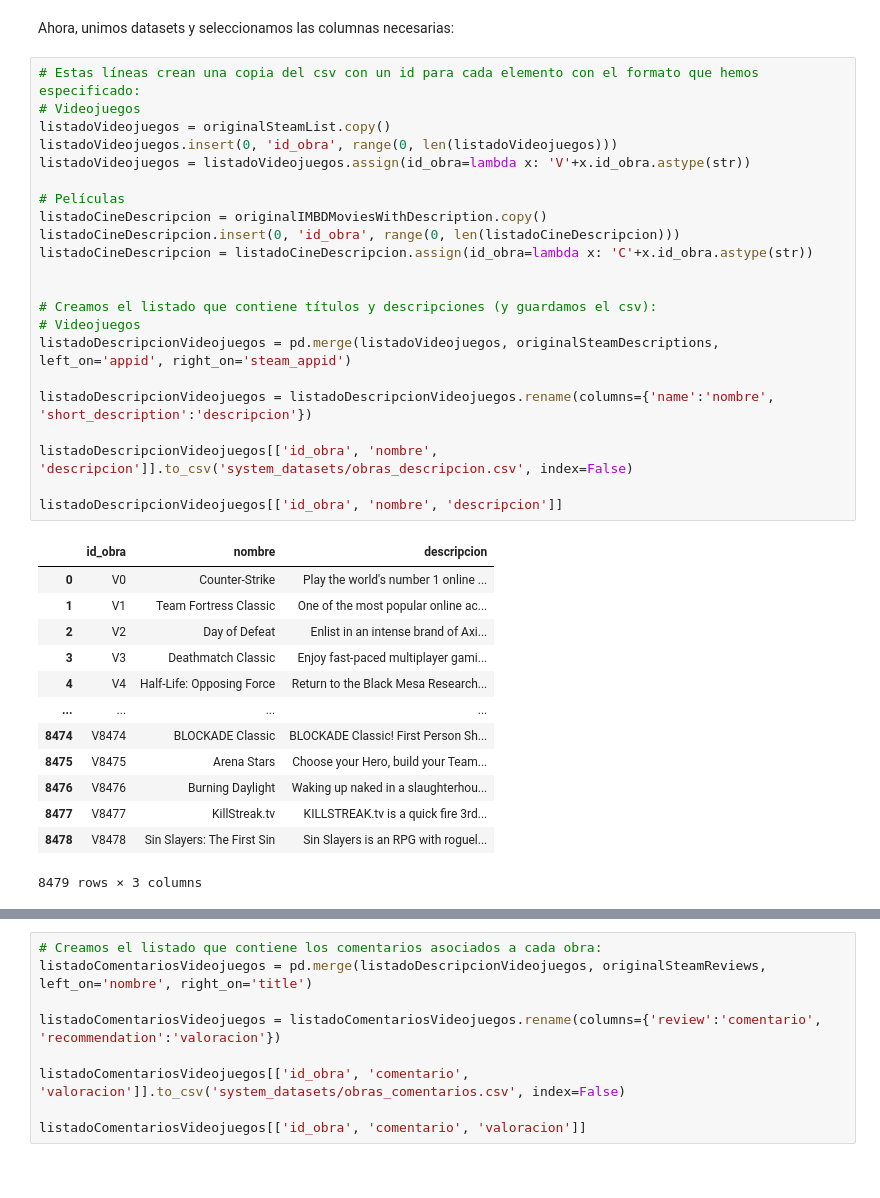
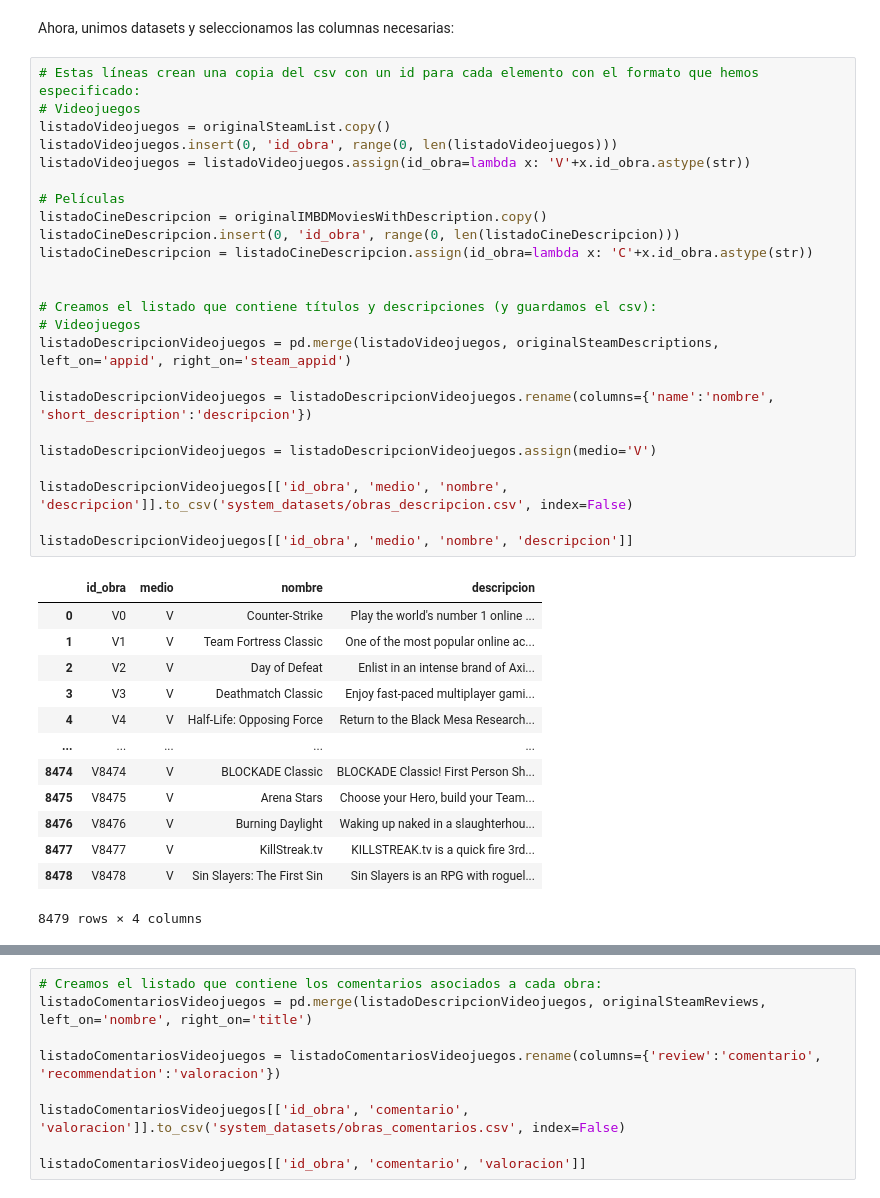
Before and after one commit to adrygp/ABP-FindMo, a Jupyter notebook: FindMo.ipynb, the cells around one changed output, grey strips where cells are left out. Cells and saved outputs as stored; diff of their text form.

```diff
--- a/FindMo.ipynb
+++ b/FindMo.ipynb
@@ -83,39 +83,41 @@ Ahora, unimos datasets y seleccionamos las columnas necesarias:
 # %%
 # Estas líneas crean una copia del csv con un id para cada elemento con el formato que hemos especificado:
 # Videojuegos
 listadoVideojuegos = originalSteamList.copy()
 listadoVideojuegos.insert(0, 'id_obra', range(0, len(listadoVideojuegos)))
 listadoVideojuegos = listadoVideojuegos.assign(id_obra=lambda x: 'V'+x.id_obra.astype(str))
 
 # Películas
 listadoCineDescripcion = originalIMBDMoviesWithDescription.copy()
 listadoCineDescripcion.insert(0, 'id_obra', range(0, len(listadoCineDescripcion)))
 listadoCineDescripcion = listadoCineDescripcion.assign(id_obra=lambda x: 'C'+x.id_obra.astype(str))
 
 
 # Creamos el listado que contiene títulos y descripciones (y guardamos el csv):
 # Videojuegos
 listadoDescripcionVideojuegos = pd.merge(listadoVideojuegos, originalSteamDescriptions, left_on='appid', right_on='steam_appid')
 
 listadoDescripcionVideojuegos = listadoDescripcionVideojuegos.rename(columns={'name':'nombre', 'short_description':'descripcion'})
 
-listadoDescripcionVideojuegos[['id_obra', 'nombre', 'descripcion']].to_csv('system_datasets/obras_descripcion.csv', index=False)
+listadoDescripcionVideojuegos = listadoDescripcionVideojuegos.assign(medio='V')
 
-listadoDescripcionVideojuegos[['id_obra', 'nombre', 'descripcion']]
+listadoDescripcionVideojuegos[['id_obra', 'medio', 'nombre', 'descripcion']].to_csv('system_datasets/obras_descripcion.csv', index=False)
+
+listadoDescripcionVideojuegos[['id_obra', 'medio', 'nombre', 'descripcion']]
 # %% [output]
-|  | id_obra | nombre | descripcion |
-| 0 | V0 | Counter-Strike | Play the world's number 1 online ... |
-| 1 | V1 | Team Fortress Classic | One of the most popular online ac... |
-| 2 | V2 | Day of Defeat | Enlist in an intense brand of Axi... |
-| 3 | V3 | Deathmatch Classic | Enjoy fast-paced multiplayer gami... |
-| 4 | V4 | Half-Life: Opposing Force | Return to the Black Mesa Research... |
-| ... | ... | ... | ... |
-| 8474 | V8474 | BLOCKADE Classic | BLOCKADE Classic! First Person Sh... |
-| 8475 | V8475 | Arena Stars | Choose your Hero, build your Team... |
-| 8476 | V8476 | Burning Daylight | Waking up naked in a slaughterhou... |
-| 8477 | V8477 | KillStreak.tv | KILLSTREAK.tv is a quick fire 3rd... |
-| 8478 | V8478 | Sin Slayers: The First Sin | Sin Slayers is an RPG with roguel... |
+|  | id_obra | medio | nombre | descripcion |
+| 0 | V0 | V | Counter-Strike | Play the world's number 1 online ... |
+| 1 | V1 | V | Team Fortress Classic | One of the most popular online ac... |
+| 2 | V2 | V | Day of Defeat | Enlist in an intense brand of Axi... |
+| 3 | V3 | V | Deathmatch Classic | Enjoy fast-paced multiplayer gami... |
+| 4 | V4 | V | Half-Life: Opposing Force | Return to the Black Mesa Research... |
+| ... | ... | ... | ... | ... |
+| 8474 | V8474 | V | BLOCKADE Classic | BLOCKADE Classic! First Person Sh... |
+| 8475 | V8475 | V | Arena Stars | Choose your Hero, build your Team... |
+| 8476 | V8476 | V | Burning Daylight | Waking up naked in a slaughterhou... |
+| 8477 | V8477 | V | KillStreak.tv | KILLSTREAK.tv is a quick fire 3rd... |
+| 8478 | V8478 | V | Sin Slayers: The First Sin | Sin Slayers is an RPG with roguel... |
-8479 rows × 3 columns
+8479 rows × 4 columns
 # %%
 # Cine:
 listadoCineDescripcion = listadoCineDescripcion.rename(columns={'title':'nombre', 'description':'descripcion'})
```
Also changed, not shown: parts of 7 cells of this notebook.
